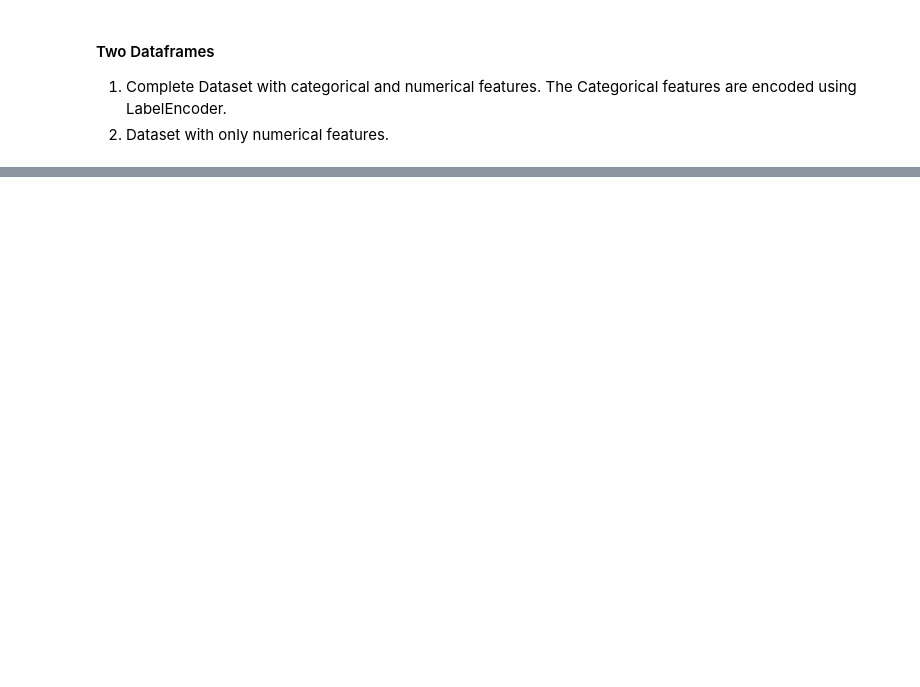
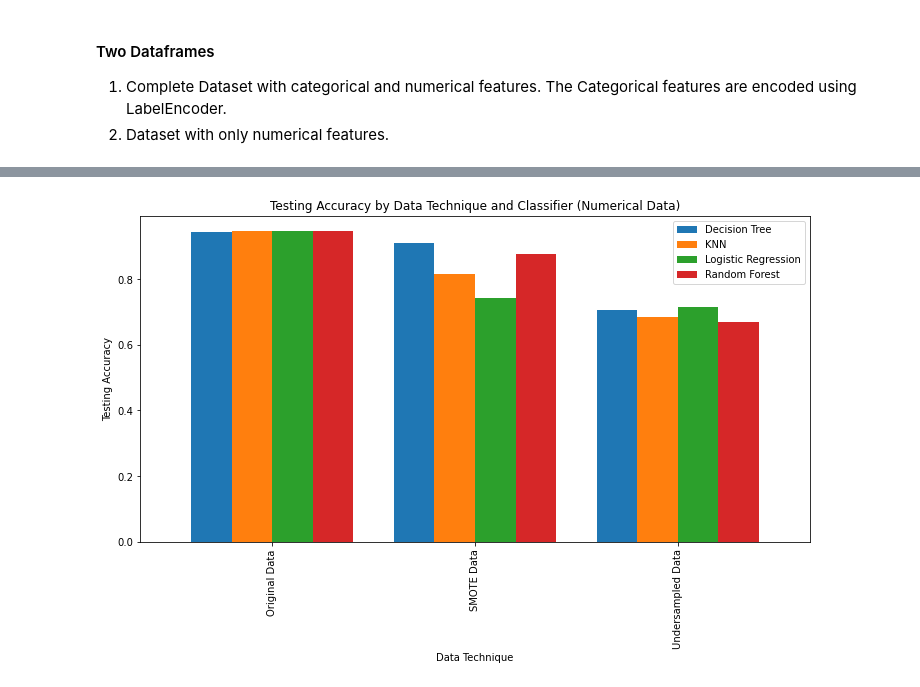
Before and after one commit to kashifliaqat/Data_Science_and_Machine-Learning, a Jupyter notebook: Supervised_Learning/Unbalanced_Data_Problem/healthcare_stroke.ipynb, the cells around one changed output, grey strips where cells are left out. Drawn from its saved outputs; the diff is of its cells as text; code cells hidden in the pictures; blank space fills up the shorter version.

```diff
--- a/Supervised_Learning/Unbalanced_Data_Problem/healthcare_stroke.ipynb
+++ b/Supervised_Learning/Unbalanced_Data_Problem/healthcare_stroke.ipynb
@@ -288,0 +474,28 @@ plt.show()
+# %%
+# Group the results by Data Technique and Classifier, and calculate the mean Test Accuracy for each group
+grouped_results = accuracies_df_num.groupby(['Data Technique', 'Classifier']).mean().reset_index()
+
+# Filter the necessary columns for the bar chart
+bar_chart_data = grouped_results[['Data Technique', 'Classifier', 'Test Accuracy']]
+
+# Pivot the data to have Data Technique as the index, Classifier as the columns, and Test Accuracy as the values
+bar_chart_data = bar_chart_data.pivot(index='Data Technique', columns='Classifier', values='Test Accuracy')
+
+# Set the figure size
+plt.figure(figsize=(12, 6))
+
+# Create the bar chart
+bar_chart_data.plot(kind='bar', ax=plt.gca(), width=0.8)
+
+# Set the title and labels
+plt.title('Testing Accuracy by Data Technique and Classifier (Numerical Data)')
+plt.xlabel('Data Technique')
+plt.ylabel('Testing Accuracy')
+
+# Show the legend
+plt.legend(loc='upper right')
+
+# Show the plot
+plt.show()
+# %% [output]
+[figure, added]
```
Also changed, not shown: parts of 17 cells of this notebook, 3 other files.
